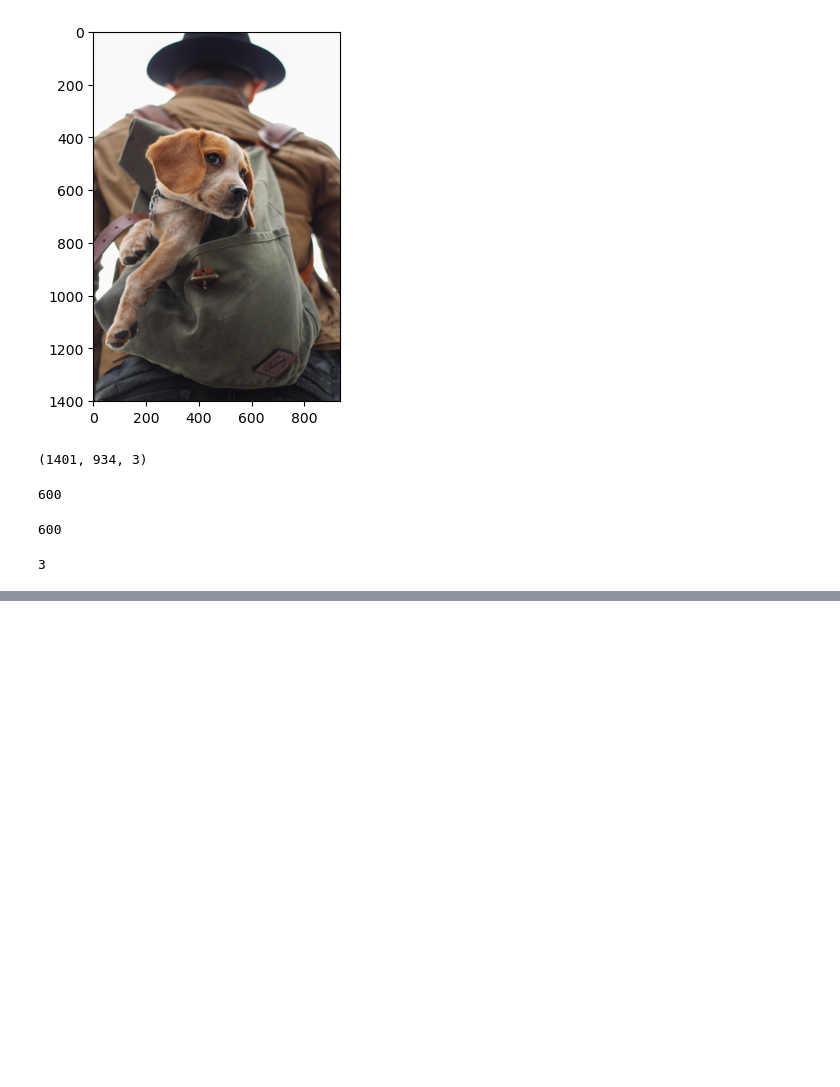
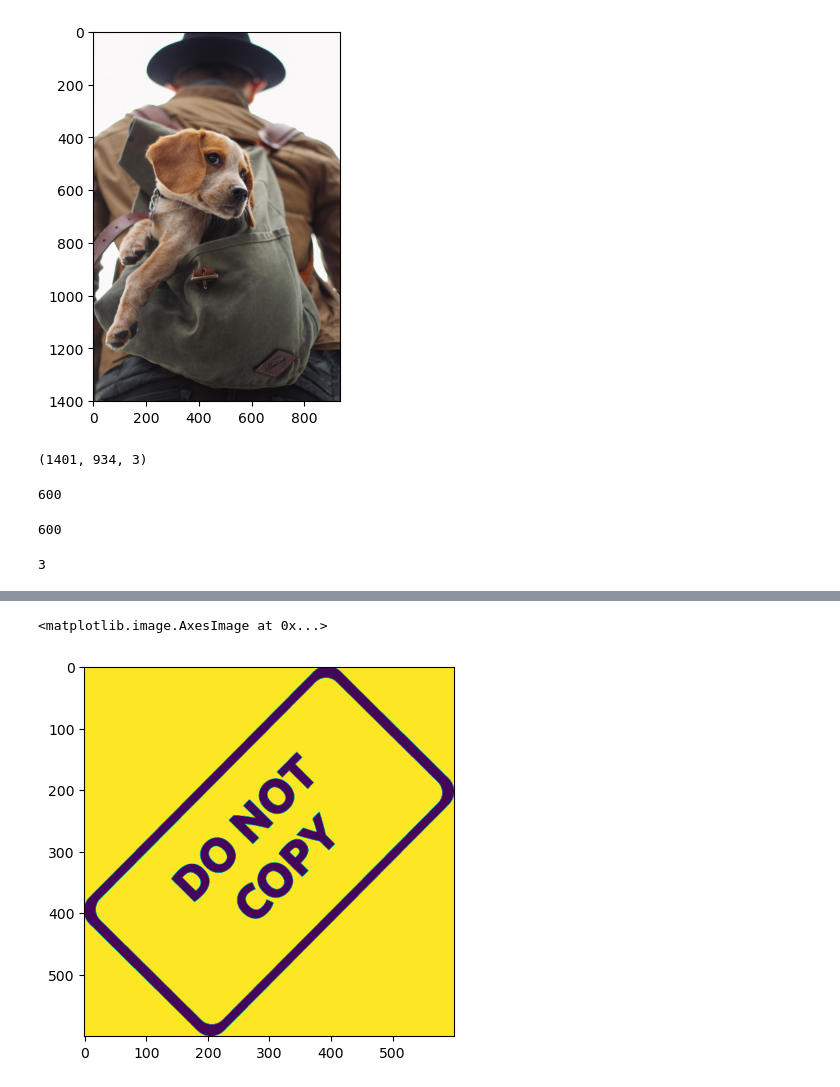
Before and after one commit to Inupa6677/computer-vision-new, a Jupyter notebook: blending 2 images.ipynb, the cells around one changed output, grey strips where cells are left out. Drawn from its saved outputs; the diff is of its cells as text; code cells hidden in the pictures; blank space fills up the shorter version.

```diff
--- a/blending 2 images.ipynb
+++ b/blending 2 images.ipynb
@@ -145,2 +152,7 @@ roi = img1[y_offset:1401,x_offset:934]
+# %%
+img2gray = cv2.cvtColor(img2,cv2.COLOR_RGB2GRAY)
 # %%
-plt.imshow
+plt.imshow(img2gray)
+# %% [output]
+<matplotlib.image.AxesImage at 0x...>
+[figure, added]
```
Also changed, not shown: parts of 16 cells of this notebook.
